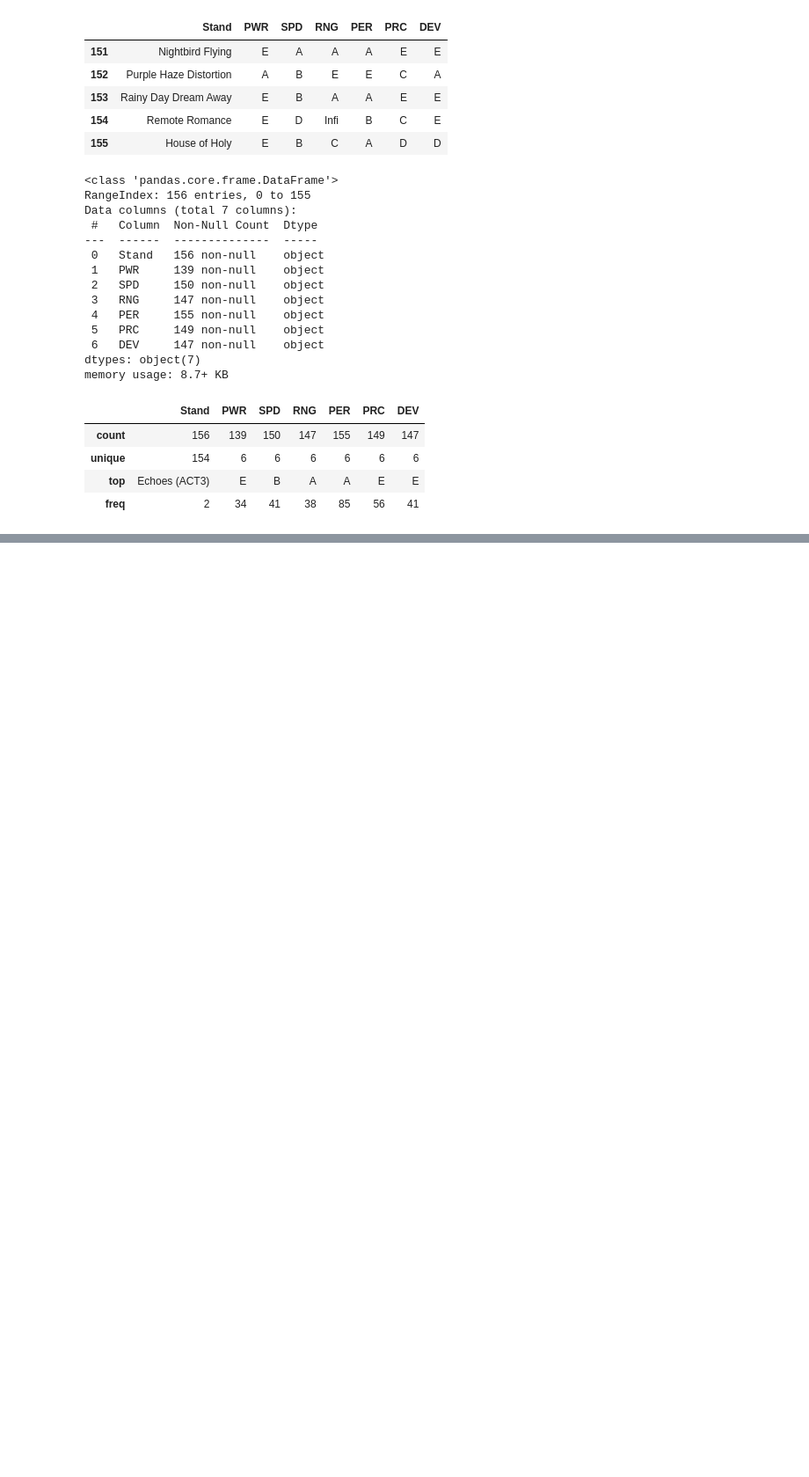
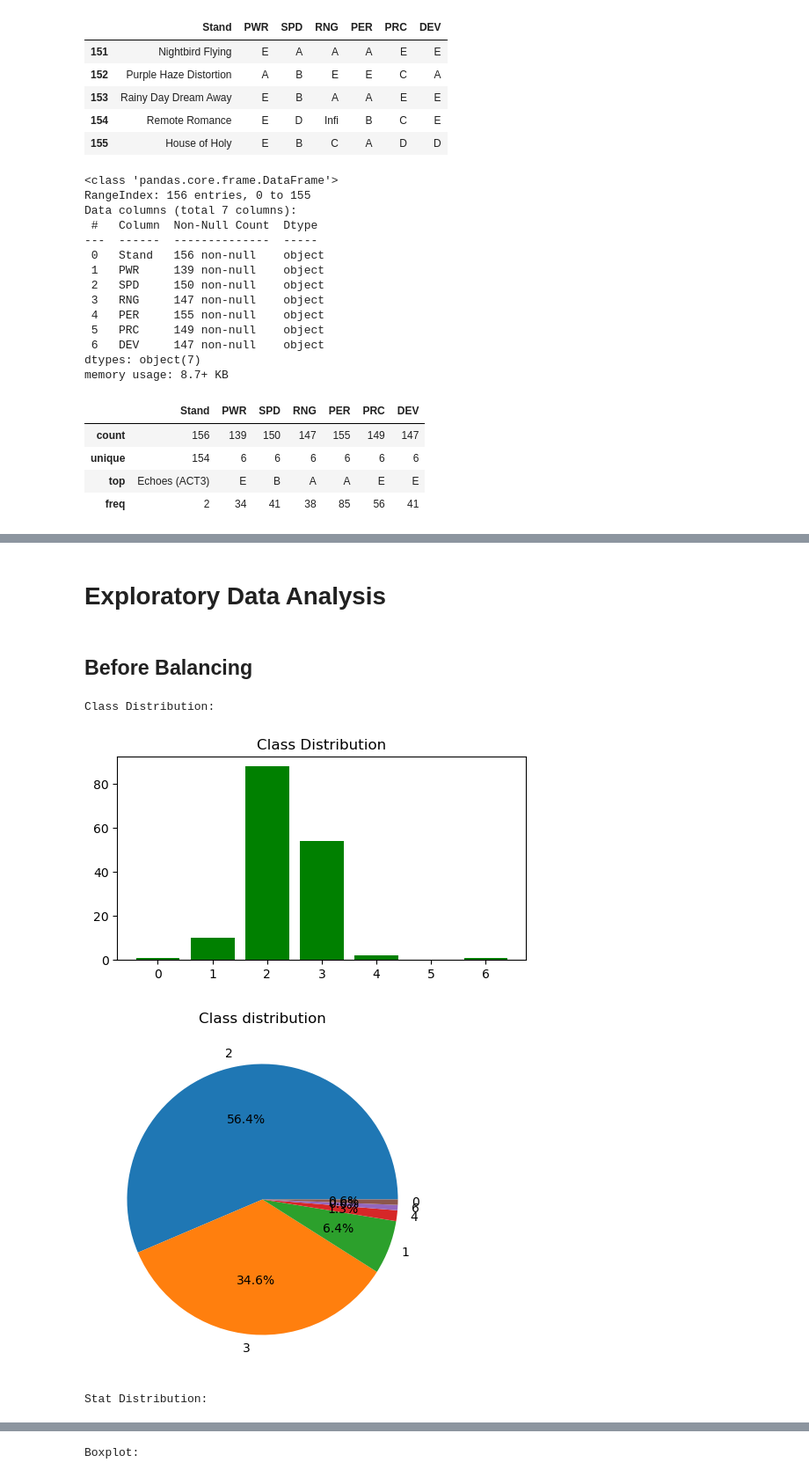
Before and after one commit to Epicmanpreet01/jojo-stand-ml, a Jupyter notebook: model.ipynb, the cells around one changed output, grey strips where cells are left out. Shown at 88% size. Saved outputs shown, nothing was run; the diff lists cells and outputs as text; code cells hidden in the pictures; blank space fills up the shorter version.

Commit message:
finished data preporcessing, eda and model creation

```diff
--- a/model.ipynb
+++ b/model.ipynb
@@ -58,0 +62,4 @@ data.describe()
+# %%
+# Removing null values
+data[['PWR','SPD','RNG','PER','PRC','DEV']] = data.drop('Stand', axis=1).fillna('F')
+data.info()
@@ -58,0 +167,48 @@ data.describe()
+# %% [markdown]
+# Exploratory Data Analysis
+# %%
+# Defining plots
+
+def classDist(data):
+  # Get count of each class
+  x = data['Rank'].value_counts().reset_index()
+
+  plt.figure(figsize=(6,3))
+  plt.bar(x=x['Rank'],height=x['count'], color='Green')
+  plt.title('Class Distribution')
+  plt.show()
+
+  plt.figure(figsize=(6,5))
+  plt.pie(x=x['count'], labels=x['Rank'], autopct='%1.1f%%')
+  plt.title('Class distribution')
+  plt.show()
+
+def statDist(data):
+  data[['PWR', 'SPD', 'RNG', 'PER', 'PRC', 'DEV']].hist(figsize=(10,5), bins=15)
+  plt.suptitle("Distribution of Stats")
+  plt.tight_layout()
+  plt.show()
+
+def boxPlot(data):
+  data[['PWR', 'SPD', 'RNG', 'PER', 'PRC', 'DEV']].plot(kind='box', figsize=(10, 6))
+  plt.title("Boxplot of All Stats")
+  plt.show()
+# %% [markdown]
+## Before Balancing
+# %%
+# Display class distribution
+print('Class Distribution: ')
+classDist(data)
+
+# Display Stat Distribution
+print('Stat Distribution: ')
+statDist(data)
+
+#Display boxplot for outliers
+print('Boxplot: ')
+boxPlot(data)
+# %% [output]
+Class Distribution:
+[figure, added]
+[figure, added]
+Stat Distribution:
@@ -58,0 +216 @@ data.describe()
+Boxplot:
```
Also changed, not shown: parts of 31 cells of this notebook.
